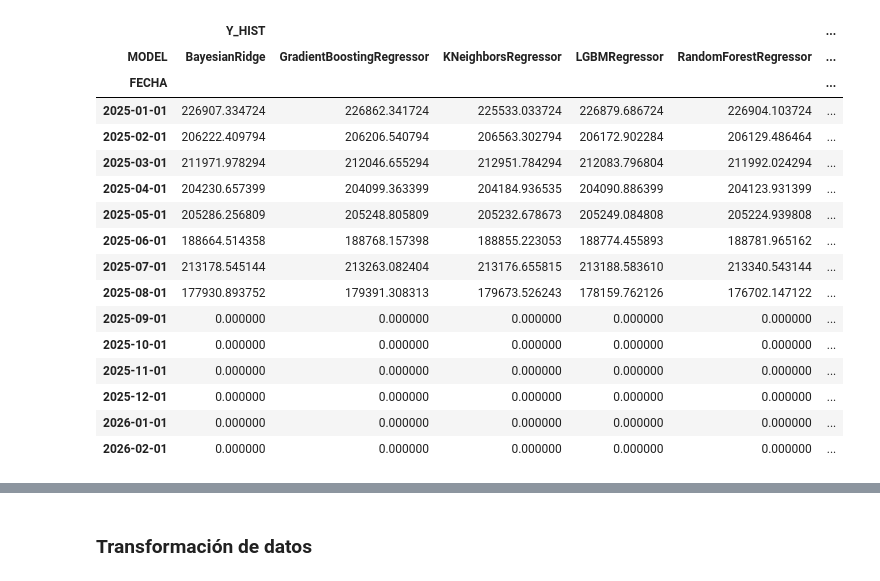
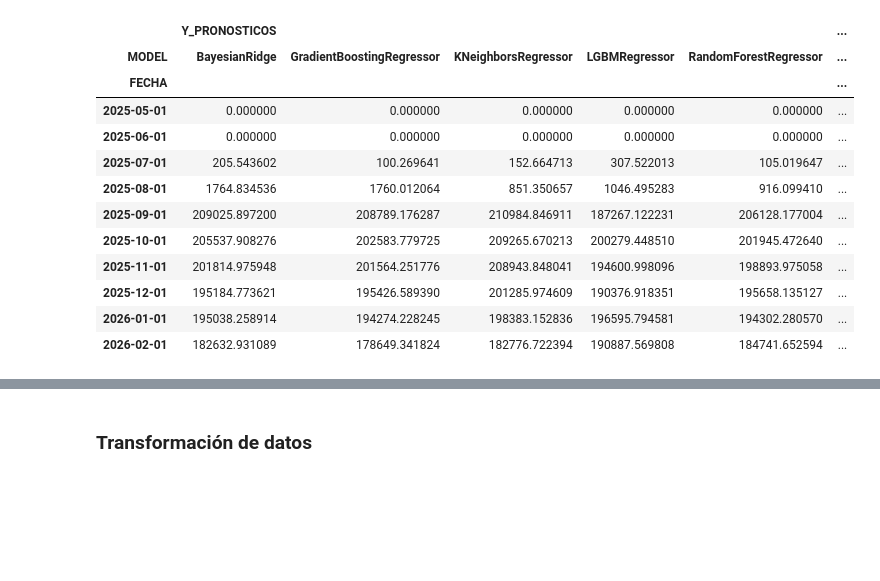
Before and after one commit to adojedar/demanda2, a Jupyter notebook: POP_BQ.ipynb, the cells around one changed output, grey strips where cells are left out. Saved outputs shown, nothing was run; the diff lists cells and outputs as text; code cells hidden in the pictures; blank space fills up the shorter version.

```diff
--- a/POP_BQ.ipynb
+++ b/POP_BQ.ipynb
@@ -91,0 +103,42 @@ forecast["Y_TEST"] = forecast["Y_TEST"].astype(float)
+# %%
+query_str = """
+SELECT
+  `FECHA_EJECUCION`,
+  `FECHA`,
+  `COV%`,
+  `MAPE%`,
+  `MODEL`,
+  `NOMBREGRUPOESTADISTICO3`,
+  `NOMBRESUBDIRECCION`,
+  `Y_HIST`,
+  `Y_PREDICCION`,
+  `Y_PRONOSTICOS`,
+  `Y_TEST`
+FROM demanda-prj-dev.pronosticos.forecast_table
+WHERE FECHA_EJECUCION = (
+  SELECT MAX(FECHA_EJECUCION)
+  FROM demanda-prj-dev.pronosticos.forecast_table
+  )
+"""
+
+client = bigquery.Client(project="demanda-prj-dev")
+
+consulta = query_str
+
+query = client.query(consulta)
+
+forecast = query.to_dataframe(create_bqstorage_client=True)
+
+forecast.sort_index(inplace=True, ascending=True)
+
+forecast["Y_HIST"] = forecast["Y_HIST"].astype(float)
+
+forecast["Y_PREDICCION"] = forecast["Y_PREDICCION"].astype(float)
+
+forecast["Y_PRONOSTICOS"] = forecast["Y_PRONOSTICOS"].astype(float)
+
+forecast["Y_TEST"] = forecast["Y_TEST"].astype(float)
+
+print(forecast.FECHA.value_counts().sort_index().tail(5))
+
+forecast.groupby("FECHA").apply(lambda x: x.isna().sum().div(8))
@@ -92,23 +171,19 @@ forecast["Y_TEST"] = forecast["Y_TEST"].astype(float)
 # %%
-forecast.groupby(["FECHA","MODEL"]).agg({"Y_HIST":"sum","Y_PREDICCION": "sum", "Y_PRONOSTICOS":"sum", "Y_TEST": "sum"}).unstack(-1).tail(14)
+forecast.groupby(["FECHA","MODEL"]).agg({ "Y_PRONOSTICOS":"sum"}).unstack(-1).tail(10)
 # %% [output]
-|  | Y_HIST |  |  |  |  | ... |
+|  | Y_PRONOSTICOS |  |  |  |  | ... |
 | MODEL | BayesianRidge | GradientBoostingRegressor | KNeighborsRegressor | LGBMRegressor | RandomForestRegressor | ... |
 | FECHA |  |  |  |  |  | ... |
-| 2025-01-01 | 226907.334724 | 226862.341724 | 225533.033724 | 226879.686724 | 226904.103724 | ... |
-| 2025-02-01 | 206222.409794 | 206206.540794 | 206563.302794 | 206172.902284 | 206129.486464 | ... |
-| 2025-03-01 | 211971.978294 | 212046.655294 | 212951.784294 | 212083.796804 | 211992.024294 | ... |
-| 2025-04-01 | 204230.657399 | 204099.363399 | 204184.936535 | 204090.886399 | 204123.931399 | ... |
-| 2025-05-01 | 205286.256809 | 205248.805809 | 205232.678673 | 205249.084808 | 205224.939808 | ... |
-| 2025-06-01 | 188664.514358 | 188768.157398 | 188855.223053 | 188774.455893 | 188781.965162 | ... |
-| 2025-07-01 | 213178.545144 | 213263.082404 | 213176.655815 | 213188.583610 | 213340.543144 | ... |
-| 2025-08-01 | 177930.893752 | 179391.308313 | 179673.526243 | 178159.762126 | 176702.147122 | ... |
-| 2025-09-01 | 0.000000 | 0.000000 | 0.000000 | 0.000000 | 0.000000 | ... |
-| 2025-10-01 | 0.000000 | 0.000000 | 0.000000 | 0.000000 | 0.000000 | ... |
-| 2025-11-01 | 0.000000 | 0.000000 | 0.000000 | 0.000000 | 0.000000 | ... |
-| 2025-12-01 | 0.000000 | 0.000000 | 0.000000 | 0.000000 | 0.000000 | ... |
-| 2026-01-01 | 0.000000 | 0.000000 | 0.000000 | 0.000000 | 0.000000 | ... |
-| 2026-02-01 | 0.000000 | 0.000000 | 0.000000 | 0.000000 | 0.000000 | ... |
+| 2025-05-01 | 0.000000 | 0.000000 | 0.000000 | 0.000000 | 0.000000 | ... |
+| 2025-06-01 | 0.000000 | 0.000000 | 0.000000 | 0.000000 | 0.000000 | ... |
+| 2025-07-01 | 205.543602 | 100.269641 | 152.664713 | 307.522013 | 105.019647 | ... |
+| 2025-08-01 | 1764.834536 | 1760.012064 | 851.350657 | 1046.495283 | 916.099410 | ... |
+| 2025-09-01 | 209025.897200 | 208789.176287 | 210984.846911 | 187267.122231 | 206128.177004 | ... |
+| 2025-10-01 | 205537.908276 | 202583.779725 | 209265.670213 | 200279.448510 | 201945.472640 | ... |
+| 2025-11-01 | 201814.975948 | 201564.251776 | 208943.848041 | 194600.998096 | 198893.975058 | ... |
+| 2025-12-01 | 195184.773621 | 195426.589390 | 201285.974609 | 190376.918351 | 195658.135127 | ... |
+| 2026-01-01 | 195038.258914 | 194274.228245 | 198383.152836 | 196595.794581 | 194302.280570 | ... |
+| 2026-02-01 | 182632.931089 | 178649.341824 | 182776.722394 | 190887.569808 | 184741.652594 | ... |
 # %%
 # declaramos las credenciales al entorno de desarollo
 os.environ["GOOGLE_APPLICATION_CREDENTIALS"] = "..\\..\\bd\\0_docs\\datahub-deacero-adojeda.json"
```
Also changed, not shown: parts of 19 cells of this notebook, 1 other file.
